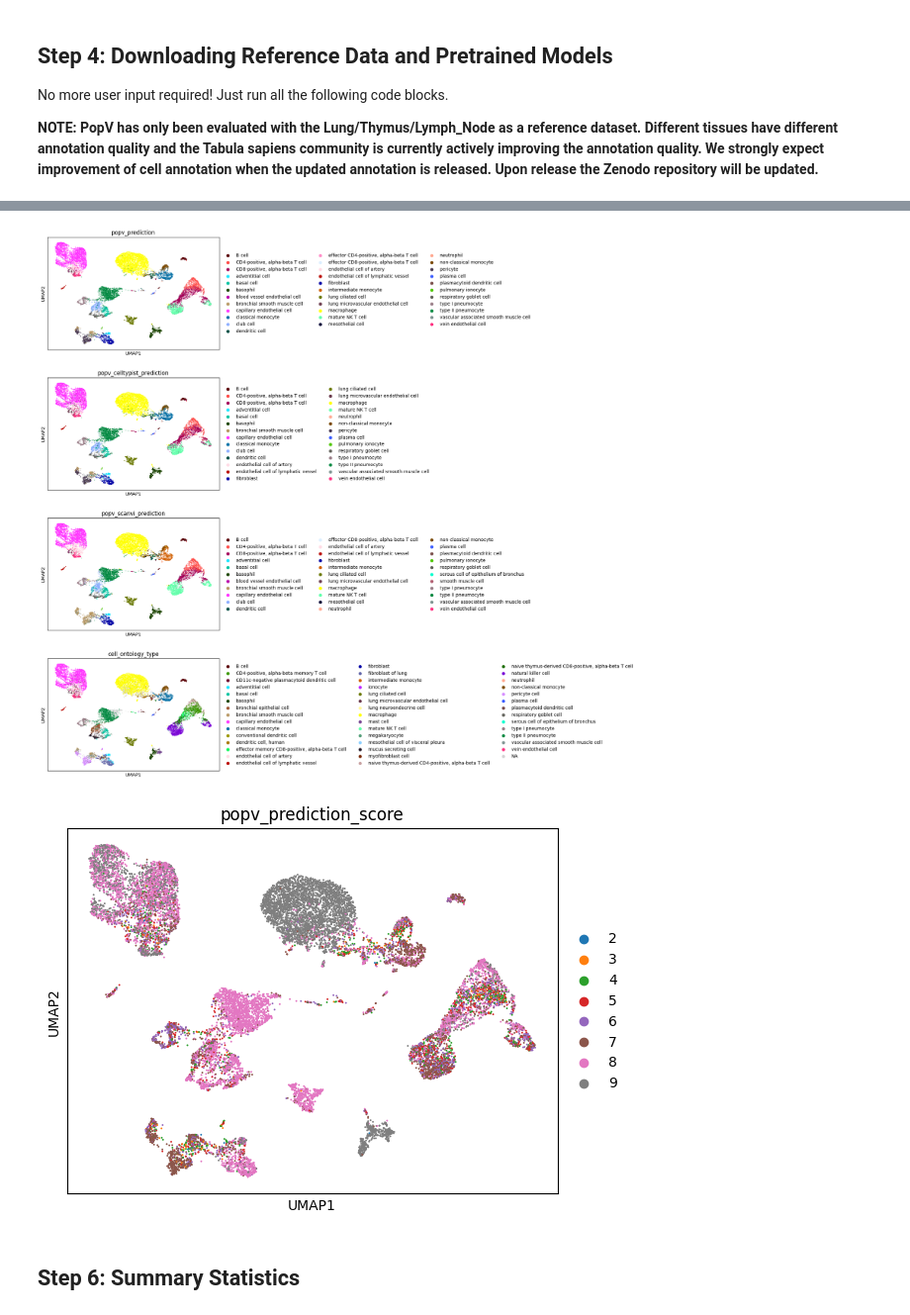
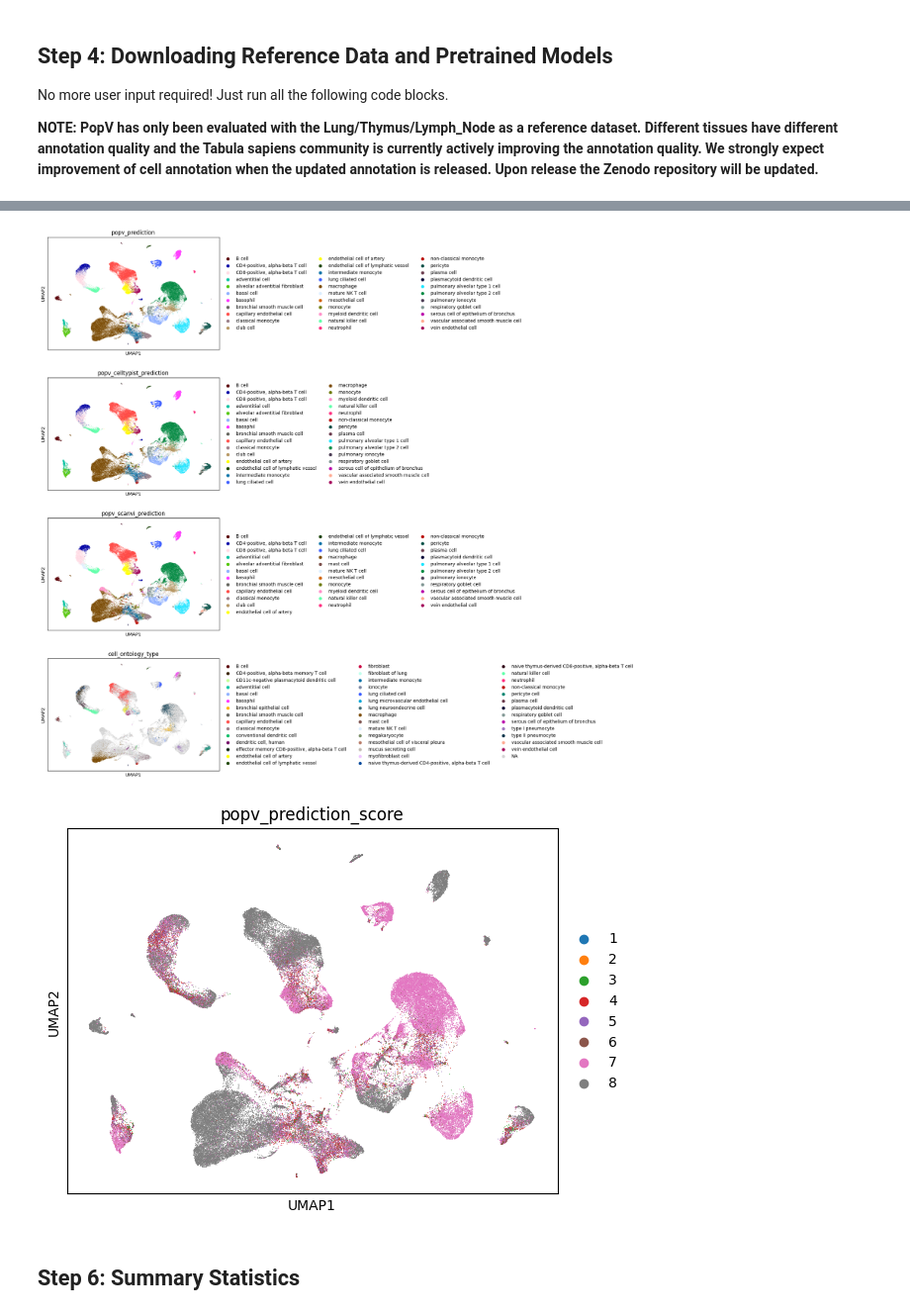
Before and after one commit to YosefLab/popV, a Jupyter notebook: tabula_sapiens_tutorial.ipynb, the cells around one changed output, grey strips where cells are left out. Shown at 99% size. Drawn from its saved outputs; the diff is of its cells as text; code cells hidden in the pictures.

```diff
--- a/tabula_sapiens_tutorial.ipynb
+++ b/tabula_sapiens_tutorial.ipynb
@@ -361,0 +160,3 @@ INFO     AnnData object appears to be a copy. Attempting to transfer setup.
+# %%
+popv.settings.num_threads = 10 # Number of threads to use for parallel processing
+popv.settings.cuml = True # Use GPU for UMAP and clustering
@@ -361,0 +165,10 @@ INFO     AnnData object appears to be a copy. Attempting to transfer setup.
+# %%
+query_adata = query_adata[:, query_adata.var.index.notna()].copy()
+# %%
+hmo = popv.hub.HubModel.pull_from_huggingface_hub(huggingface_repo, cache_dir="tabula_sapiens_lung")
+adata = hmo.annotate_data(
+    query_adata,
+    query_batch_key=query_batch_key,
+    prediction_mode="inference",
+    gene_symbols="feature_name",
+)
@@ -379,4 +196,4 @@ AnnData object with n_obs × n_vars = 16797 × 4000
 # %%
-cell_types = pd.unique(adata.obs[[i for i in adata.uns['prediction_keys']] + ['cell_ontology_type']].values.ravel('K'))
+cell_types = pd.unique(adata.obs[[i for i in adata.uns['prediction_keys'] if i!='popv_onclass_prediction'] + ['cell_ontology_type']].values.ravel('K'))
 palette = sc.plotting.palettes.default_102
 celltype_colors = {i: j for i, j in zip(list(cell_types), palette)}
@@ -383,28 +215,28 @@ celltype_colors = {i: j for i, j in zip(list(cell_types), palette)}
 # %%
-adata.obsm["X_umap"] = adata.obsm["X_scvi_umap_popv"]
+adata.obsm["X_umap"] = adata.obsm["X_scanvi_umap_popv"]
 
 sc.pl.umap(
     adata,
     color=[
         "popv_prediction",
         "popv_celltypist_prediction",
         "popv_scanvi_prediction",
         "cell_ontology_type",
     ],
     palette=celltype_colors,
     ncols=1,
 )
 
 sc.pl.umap(
     adata,
     color=[
         "popv_prediction_score",
     ],
     ncols=1,
 )
 # %% [output]
-[figure, old version]
+[figure, new version]
-[figure, old version]
+[figure, new version]
 # %% [markdown]
 ## Step 6: Summary Statistics
 # %%
```
Also changed, not shown: parts of 35 cells of this notebook, 41 other files.
